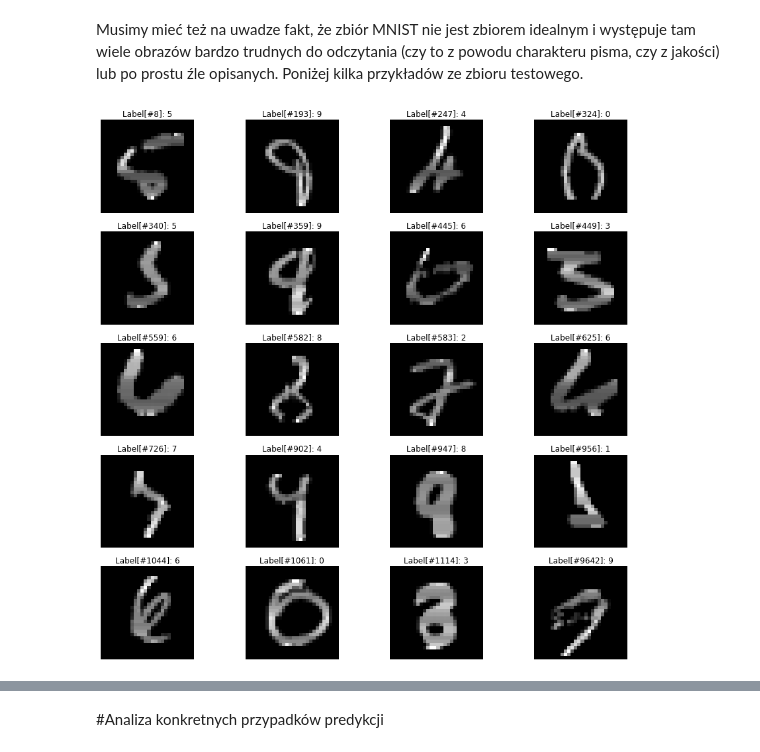
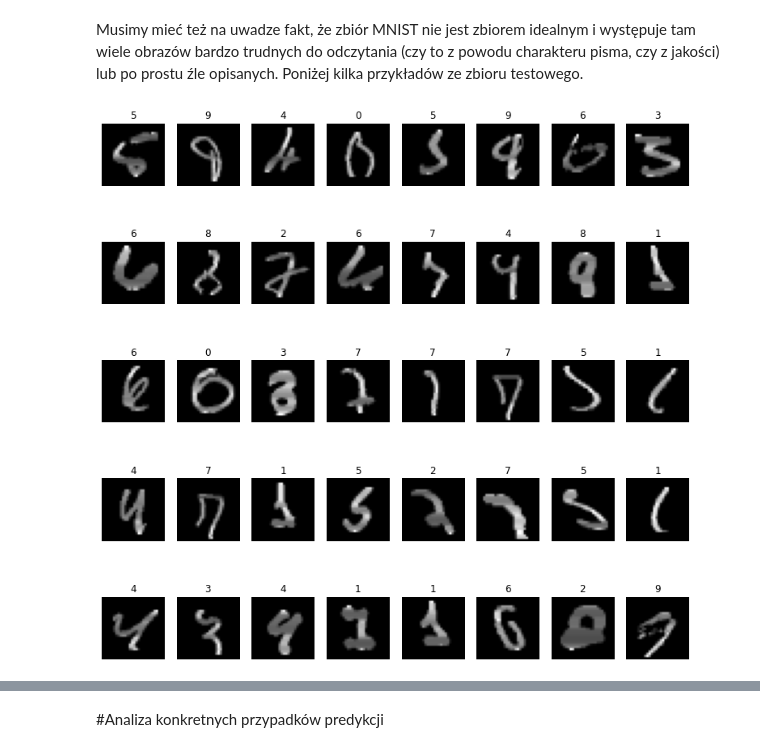
Before and after one commit to kamilbakierzynski/ml_mnist_tutorial, a Jupyter notebook: MNIST.ipynb, the cells around one changed output, grey strips where cells are left out. Saved outputs shown, nothing was run; the diff lists cells and outputs as text; code cells hidden in the pictures.

```diff
--- a/MNIST.ipynb
+++ b/MNIST.ipynb
@@ -464,22 +465,25 @@ Uyskana dokładność nie jest złym wynikiem. Dużo lepiej natomiast w rozpozna
 # %% [markdown]
 Musimy mieć też na uwadze fakt, że zbiór MNIST nie jest zbiorem idealnym i występuje tam wiele obrazów bardzo trudnych do odczytania (czy to z powodu charakteru pisma, czy z jakości) lub po prostu źle opisanych. Poniżej kilka przykładów ze zbioru testowego.
 # %%
-#@title Samples
+#@title Bad samples
 bad_list = [8, 193, 247, 324, 340, 359, 445, 449, 559, 582,
-            583, 625, 726, 902, 947, 956, 1044, 1061, 1114, 9642]
+            583, 625, 726, 902, 947, 956, 1044, 1061, 1114,
+            1226, 1260, 1328, 1393, 1403, 1413, 1494, 1527,
+            1637, 1654, 1671, 1737, 1773, 2074, 2109, 2130,
+            2182, 2266, 2454, 2462, 9642]
 
-plt.figure(figsize=(15,15))
-x, y = 4, 5
+plt.figure(figsize=(13,13))
+x, y = 8, 5
 counter = 0
 
 for index in bad_list:
   plt.subplot(y, x, counter+1)
   plt.imshow(x_test[index], cmap='gray')
   plt.axis('off')
-  plt.title(f"Label[#{index}]: {y_test[index]}")
+  plt.title(y_test[index])
   counter += 1
 plt.show()
 # %% [output]
-[figure, old version]
+[figure, new version]
 # %%
 #@title Confusion matrix (Y - true, X - predicted)
```
Also changed, not shown: parts of 19 cells of this notebook.
